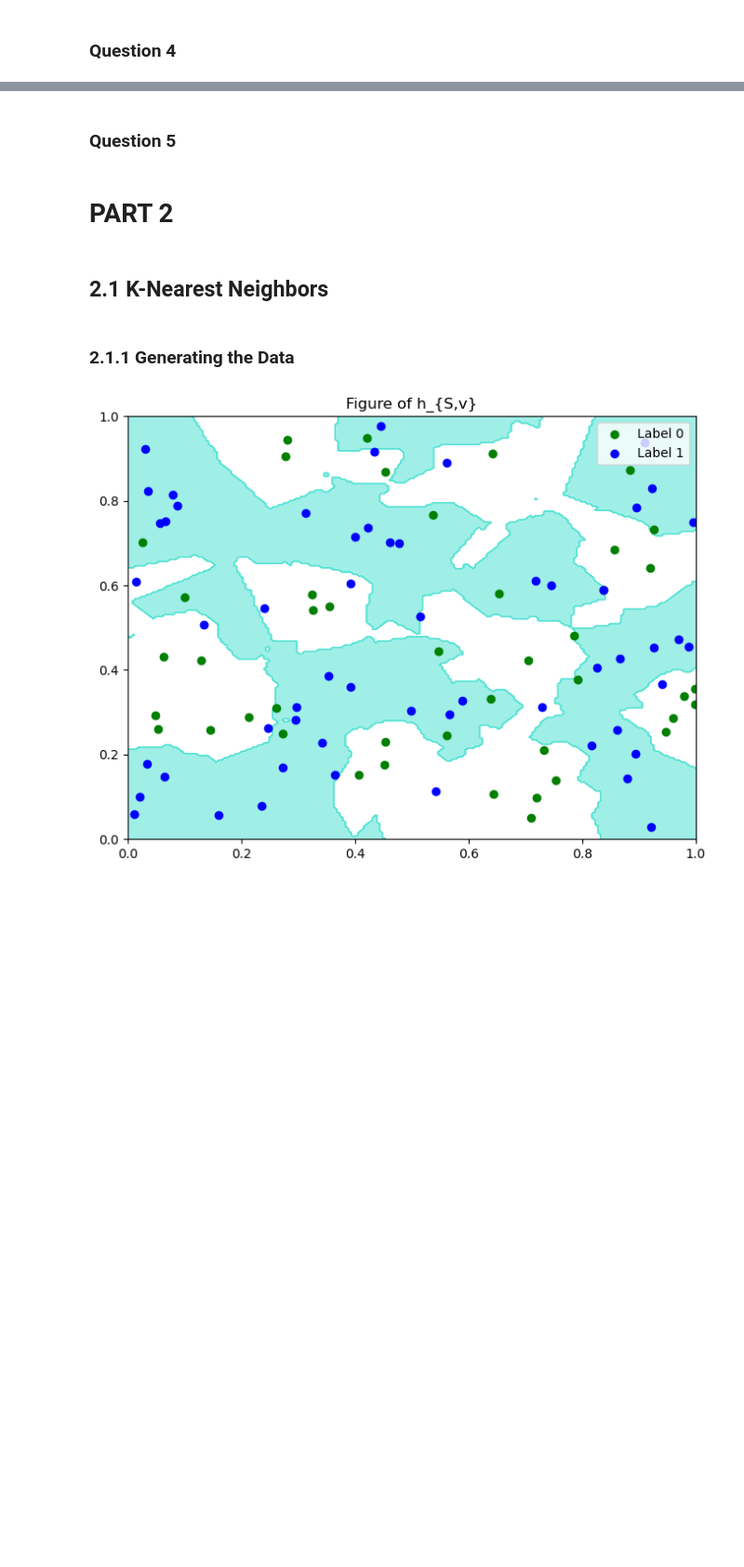
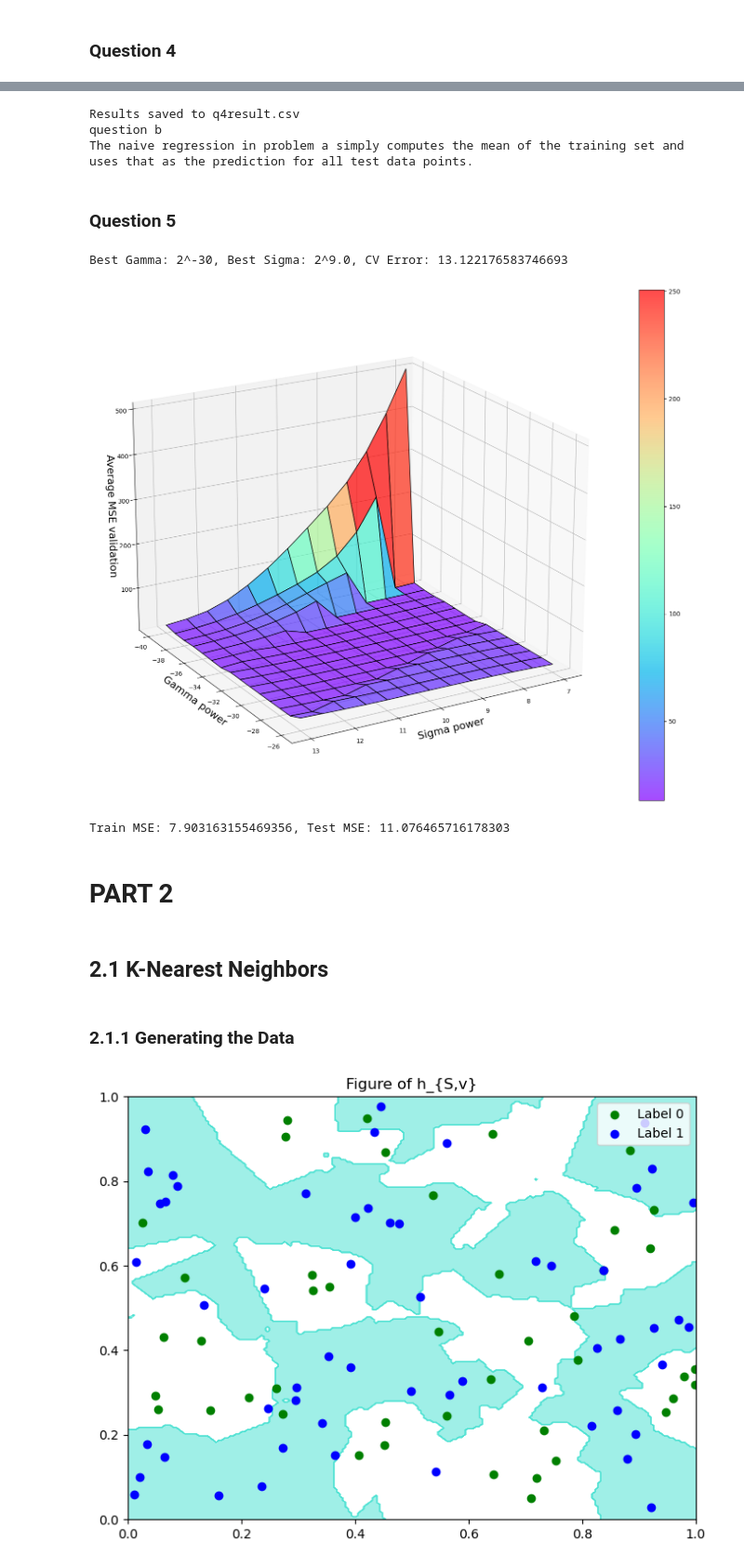
Before and after one commit to 535A59/COMP0078_cw1, a Jupyter notebook: cw1.ipynb, the cells around one changed output, grey strips where cells are left out. Shown at 93% size. Drawn from its saved outputs; the diff is of its cells as text; code cells hidden in the pictures; blank space fills up the shorter version.

```diff
--- a/cw1.ipynb
+++ b/cw1.ipynb
@@ -299,5 +333,5 @@ display(data.head())
 # %%
-X = data.iloc[:, :-1]  # All columns except the last
+X = data.iloc[:, :-1]
 y = data.iloc[:, -1]
 results = {"method": [], "train_mse": [], "test_mse": []}
 Naive_result = defaultdict(list)
@@ -307,9 +341,9 @@ All_result = defaultdict(list)
 # Define number of runs
 num_runs = 20
 
-for _ in range(num_runs):
+for i in range(num_runs):
     # Split data into training and testing sets (2/3 for training, 1/3 for testing)
-    X_train, X_test, y_train, y_test = train_test_split(X, y, test_size=1/3, random_state=66)
+    X_train, X_test, y_train, y_test = train_test_split(X, y, test_size=1/3, random_state=i)
 
     # (a) Predicting with the mean y-value on the training set
     ones_train = np.ones_like(y_train).reshape(-1, 1)
@@ -389,6 +423,10 @@ results_df.to_csv('q4result.csv', index=False)
 print('Results saved to q4result.csv')
 print('question b')
 print('The naive regression in problem a simply computes the mean of the training set and uses that as the prediction for all test data points.')
+# %% [output]
+Results saved to q4result.csv
+question b
+The naive regression in problem a simply computes the mean of the training set and uses that as the prediction for all test data points.
 # %% [markdown]
 ### Question 5
 # %%
@@ -426,12 +465,5 @@ def kfold_cross_validation(X, y, k, gamma, sigma):
 
     return np.mean(errors)
-# %%
-data_url = "http://www0.cs.ucl.ac.uk/staff/M.Herbster/boston-filter/Boston-filtered.csv"
-data = pd.read_csv(data_url)
-
-# 提取特征和目标
-X = data.iloc[:, :-1].values
-y = data.iloc[:, -1].values
 # %%
 gammas = []
 sigmas = []
@@ -455,7 +487,7 @@ best_sigma = None
 best_cv_error = float('inf')
 cv_errors = np.zeros((len(sigmas), len(gammas)))
 
-X_train, X_test, y_train, y_test = train_test_split(X, y, test_size=1/3, random_state=66)
+X_train, X_test, y_train, y_test = train_test_split(X, y, test_size=1/3, random_state=88)
 
 
 gamma_power = -40
@@ -464,11 +496,9 @@ best_gamma_power = 0
 best_sigma_power = 0
 for gamma in gammas:
     for sigma in sigmas:
-        print(gamma_power, sigma_power)
-        cv_error = kfold_cross_validation(X_train, y_train, k=5, gamma=gamma, sigma=sigma)
+        cv_error = kfold_cross_validation(X_train.values, y_train.values, k=5, gamma=gamma, sigma=sigma)
         cv_errors[sigma_index.index(np.log2(sigma)), gamma_index.index(np.log2(gamma))] = cv_error
         results.append({'gamma': gamma, 'sigma': sigma, 'cv_error': cv_error})
-        print(cv_error)
 
         if cv_error < best_cv_error:
             best_gamma = gamma
@@ -482,22 +512,37 @@ for gamma in gammas:
 
 # 输出最佳参数
 print(f"Best Gamma: 2^{best_gamma_power}, Best Sigma: 2^{best_sigma_power}, CV Error: {best_cv_error}")
+# %% [output]
+Best Gamma: 2^-30, Best Sigma: 2^9.0, CV Error: 13.122176583746693
 # %%
+gamma_idx = np.array(gamma_index)
+sigma_idx = np.array(sigma_index)
+X, Y = np.meshgrid(sigma_idx,gamma_idx)
 Z = cv_errors
-Z = Z.reshape(15,13)
-X, Y = np.meshgrid(sigma_index,gamma_index)
-fig = plt.figure(figsize = (20,15))
+Z = Z.reshape(X.shape)
+
+fig = plt.figure(figsize=(20, 15))
 ax = fig.add_subplot(111, projection='3d')
-ax.set_xlabel('Gamma power i', fontsize=17)
-ax.set_ylabel('Sigma power j', fontsize=17)
-ax.set_zlabel('Average MSE_validation', fontsize=17)
-surface = ax.plot_surface(X, Y, Z, cmap='rainbow')
+
+ax.view_init(elev=20, azim=60)
+ax.set_ylabel('Gamma power', fontsize=17)
+ax.set_xlabel('Sigma power', fontsize=17)
+ax.set_zlabel('Average MSE validation', fontsize=17)
+
+surface = ax.plot_surface(X, Y, Z, cmap='rainbow', edgecolor='k', alpha=0.7)
+
 fig.colorbar(surface)
-fig.savefig('5(b).png', bbox_inches = 'tight')
+
+fig.savefig('5(b).png', bbox_inches='tight')
+
+plt.show()
+# %% [output]
+[figure, added]
 # %%
-w = kernel_ridge_regression(X_train, y_train, best_gamma, best_sigma)
-K_test = gaussian_kernel(X_train, X_test, best_sigma)
-K_train = gaussian_kernel(X_train, X_train, best_sigma)
+
+w = kernel_ridge_regression(X_train.values, y_train.values, best_gamma, best_sigma)
+K_test = gaussian_kernel(X_train.values, X_test.values, best_sigma)
+K_train = gaussian_kernel(X_train.values, X_train.values, best_sigma)
 
 y_test_pred = K_test.T @ w
 y_train_pred = K_train.T @ w
@@ -506,4 +551,6 @@ train_mse = np.mean((y_train - y_train_pred) ** 2)
 test_mse = np.mean((y_test - y_test_pred) ** 2)
 
 print(f"Train MSE: {train_mse}, Test MSE: {test_mse}")
+# %% [output]
+Train MSE: 7.903163155469356, Test MSE: 11.076465716178303
 # %%
```
Also changed, not shown: parts of 17 cells of this notebook, 8 other files.
